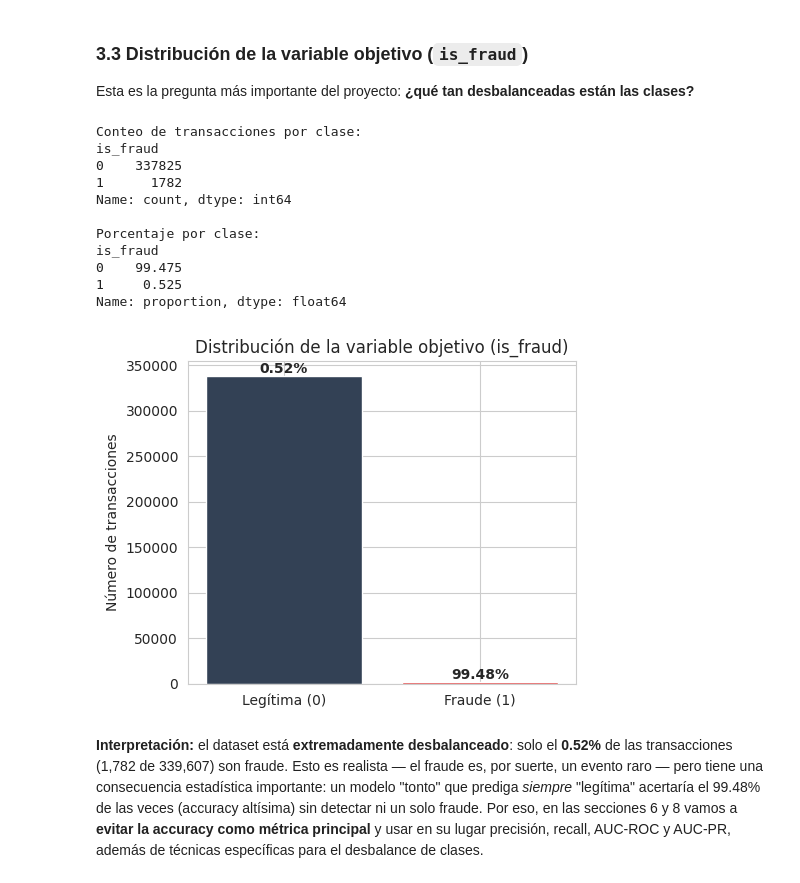
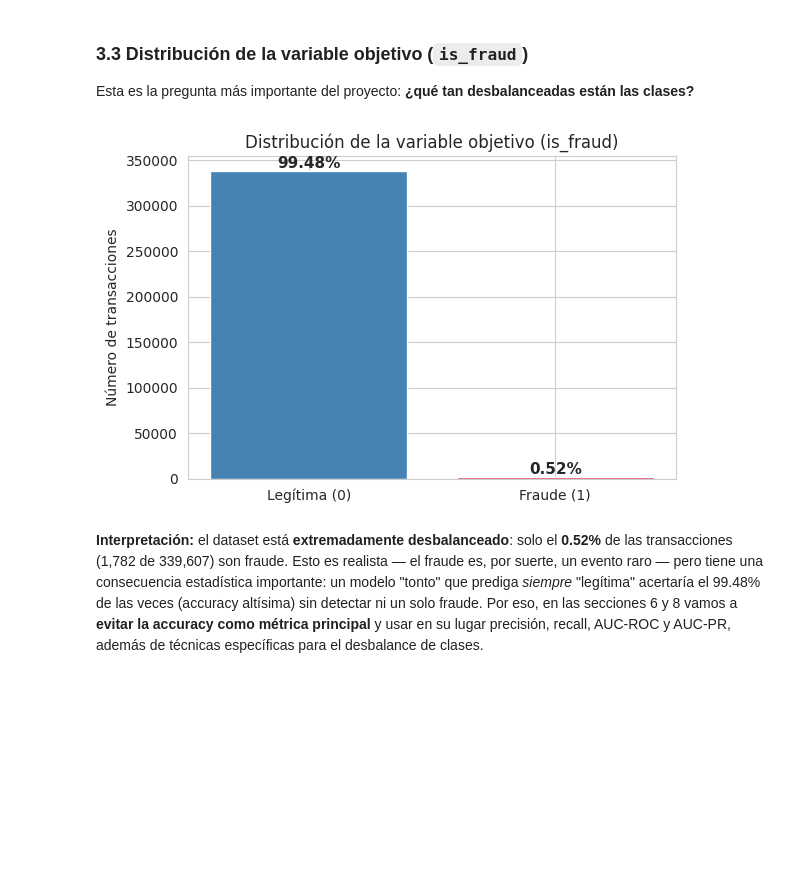
Before and after one commit to BenavidezYzquierdoSanchez/CDP26, a Jupyter notebook: Sistema_Deteccion_Fraude_Tarjetas_RandomForest.ipynb, the cells around one changed output. Cells and saved outputs as stored; diff of their text form; code cells hidden in the pictures; blank space fills up the shorter version.

```diff
--- a/Sistema_Deteccion_Fraude_Tarjetas_RandomForest.ipynb
+++ b/Sistema_Deteccion_Fraude_Tarjetas_RandomForest.ipynb
@@ -145,40 +150,34 @@ dtype: int64
 Esta es la pregunta más importante del proyecto: **¿qué tan desbalanceadas están las clases?**
 # %%
 # Conteo absoluto y porcentual de cada clase
-conteo_clases = df['is_fraud'].value_counts()
-porcentaje_clases = df['is_fraud'].value_counts(normalize=True) * 100
+conteo_clases = df['is_fraud'].value_counts().sort_index()
+porcentaje_clases = df['is_fraud'].value_counts(normalize=True).sort_index() * 100
 
-print('Conteo de transacciones por clase:')
-print(conteo_clases)
-print()
-print('Porcentaje por clase:')
-print(porcentaje_clases.round(3))
+plt.figure(figsize=(6,4))
 
-# Visualizamos el desbalance con un gráfico de barras
-plt.figure(figsize=(5, 4))
-barras = plt.bar(['Legítima (0)', 'Fraude (1)'], conteo_clases.values,
-                  color=[COLOR_LEGIT, COLOR_FRAUDE])
-plt.ylabel('Número de transacciones')
-plt.title('Distribución de la variable objetivo (is_fraud)')
-# Añadimos las etiquetas de porcentaje encima de cada barra
-for barra, pct in zip(barras, porcentaje_clases.sort_index(ascending=False).values):
-    plt.text(barra.get_x() + barra.get_width()/2, barra.get_height(),
-              f'{pct:.2f}%', ha='center', va='bottom', fontweight='bold')
+barras = plt.bar(
+    ['Legítima (0)', 'Fraude (1)'],
+    conteo_clases,
+    color=['steelblue', 'crimson']
+)
+
+for barra, pct in zip(barras, porcentaje_clases):
+    plt.text(
+        barra.get_x() + barra.get_width()/2,
+        barra.get_height(),
+        f'{pct:.2f}%',
+        ha='center',
+        va='bottom',
+        fontsize=11,
+        fontweight='bold'
+    )
+
+plt.ylabel("Número de transacciones")
+plt.title("Distribución de la variable objetivo (is_fraud)")
 plt.tight_layout()
 plt.show()
 # %% [output]
-Conteo de transacciones por clase:
-is_fraud
-0    337825
-1      1782
-Name: count, dtype: int64
-
-Porcentaje por clase:
-is_fraud
-0    99.475
-1     0.525
-Name: proportion, dtype: float64
-[figure, old version]
+[figure, new version]
 # %% [markdown]
 **Interpretación:** el dataset está **extremadamente desbalanceado**: solo el **0.52%** de las transacciones (1,782 de 339,607) son fraude. Esto es realista — el fraude es, por suerte, un evento raro — pero tiene una consecuencia estadística importante: un modelo "tonto" que prediga *siempre* "legítima" acertaría el 99.48% de las veces (accuracy altísima) sin detectar ni un solo fraude. Por eso, en las secciones 6 y 8 vamos a **evitar la accuracy como métrica principal** y usar en su lugar precisión, recall, AUC-ROC y AUC-PR, además de técnicas específicas para el desbalance de clases.
 # %% [markdown]
```
Also changed, not shown: parts of 1 cell of this notebook.
